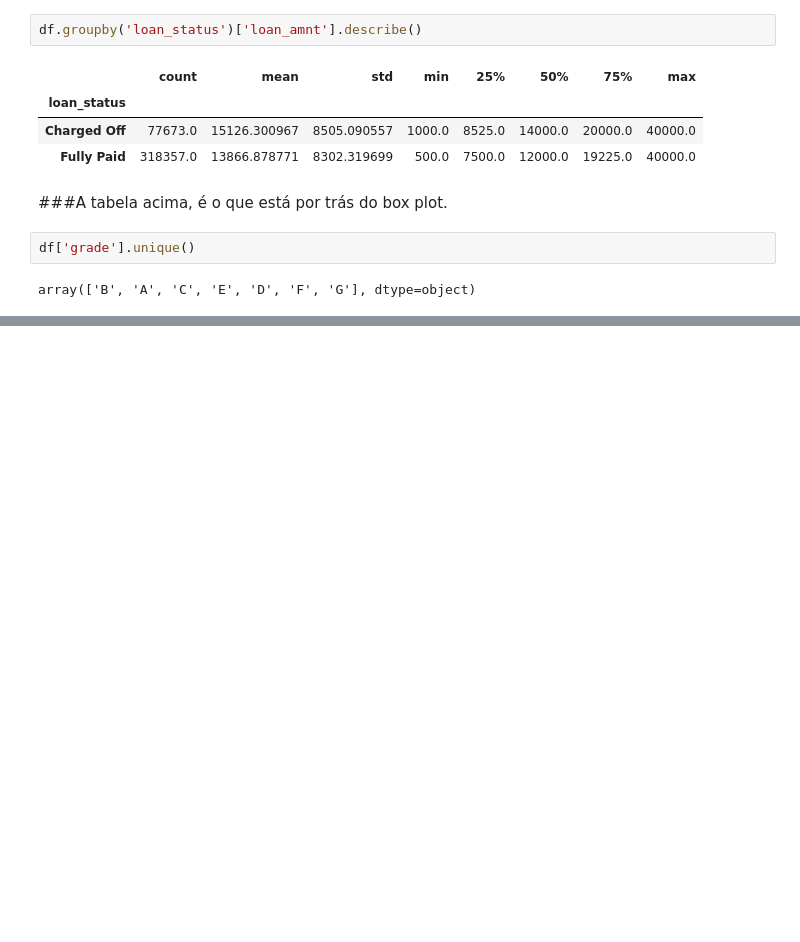
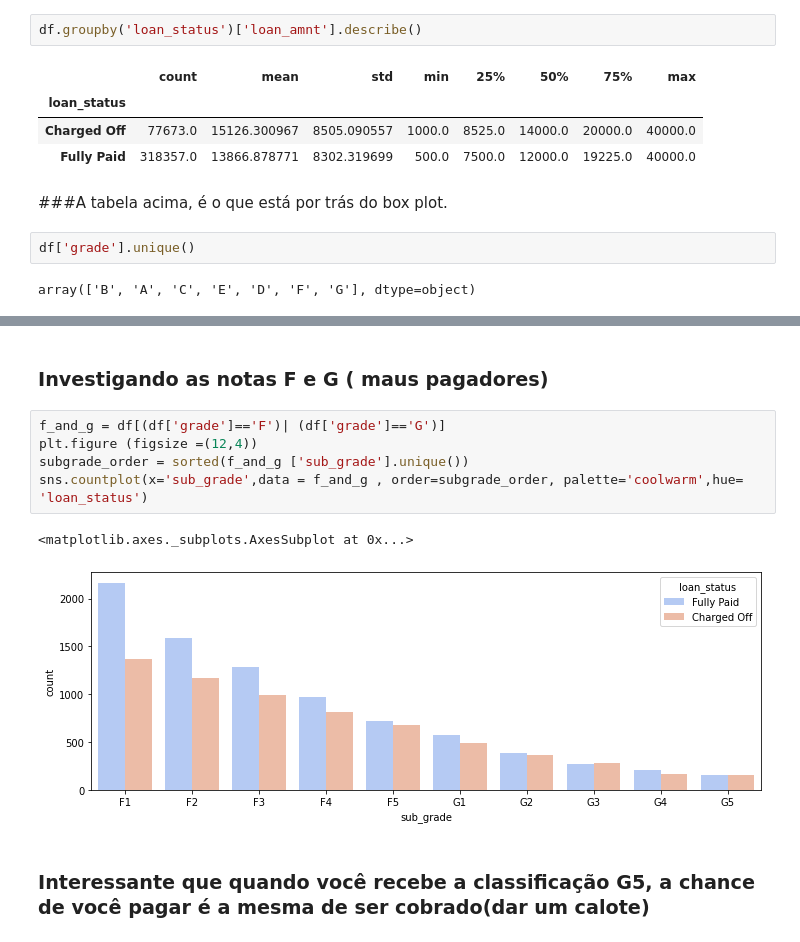
Before and after one commit to ulisses-adonis/.Artificial-neural-network--projects, a Jupyter notebook: RedeNeural_1_exemplo.ipynb, the cells around one changed output, grey strips where cells are left out. Saved outputs shown, nothing was run; the diff lists cells and outputs as text; blank space fills up the shorter version.

```diff
--- a/RedeNeural_1_exemplo.ipynb
+++ b/RedeNeural_1_exemplo.ipynb
@@ -128,0 +149,12 @@ array(['B', 'A', 'C', 'E', 'D', 'F', 'G'], dtype=object)
+# %% [markdown]
+### Investigando  as notas F e G ( maus pagadores)
+# %%
+f_and_g = df[(df['grade']=='F')| (df['grade']=='G')]
+plt.figure (figsize =(12,4))
+subgrade_order = sorted(f_and_g ['sub_grade'].unique())
+sns.countplot(x='sub_grade',data = f_and_g , order=subgrade_order, palette='coolwarm',hue= 'loan_status')
+# %% [output]
+<matplotlib.axes._subplots.AxesSubplot at 0x...>
+[figure, added]
+# %% [markdown]
+### Interessante que quando você recebe a classificação G5, a chance de você pagar é a mesma de ser cobrado(dar um calote)
```
Also changed, not shown: parts of 128 cells of this notebook.
